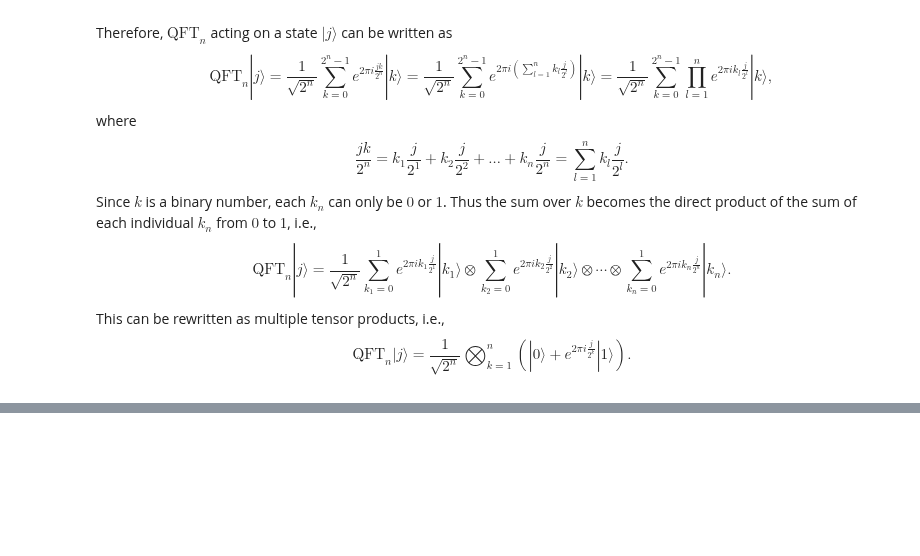
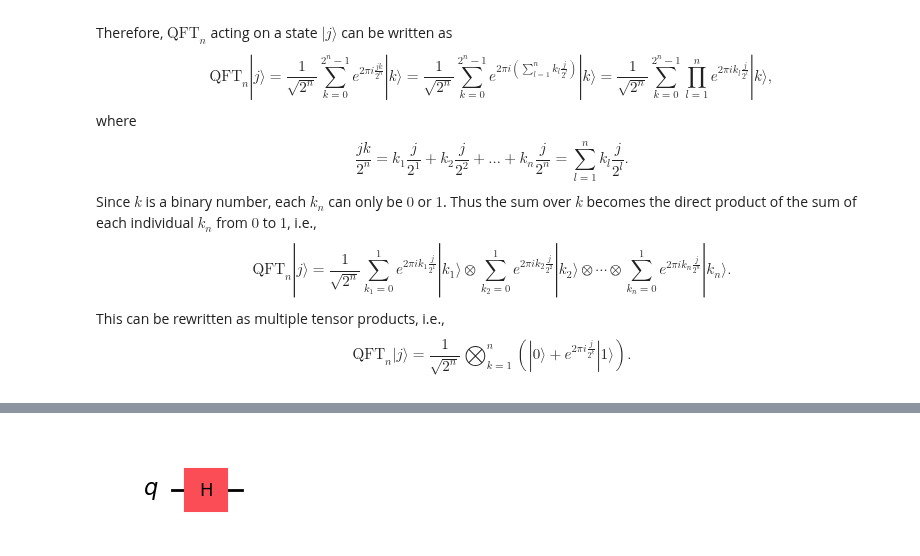
Before and after one commit to Quantum-Linear-Algebra/Intro-to-Quantum-Linear-Algebra, a Jupyter notebook: 4-Quantum_Fourier_Transform.ipynb, the cells around one changed output, grey strips where cells are left out. Drawn from its saved outputs; the diff is of its cells as text; code cells hidden in the pictures; blank space fills up the shorter version.

```diff
--- a/4-Quantum_Fourier_Transform.ipynb
+++ b/4-Quantum_Fourier_Transform.ipynb
@@ -180,0 +202,6 @@ $$\textbf{Fig. }2:\text{ Counting in Fourier Basis}$$
+# %%
+qft_example = QuantumCircuit(1)
+qft_example.h(0)
+qft_example.draw('mpl')
+# %% [output]
+[figure, added]
```
Also changed, not shown: parts of 6 cells of this notebook, 1 other file.
